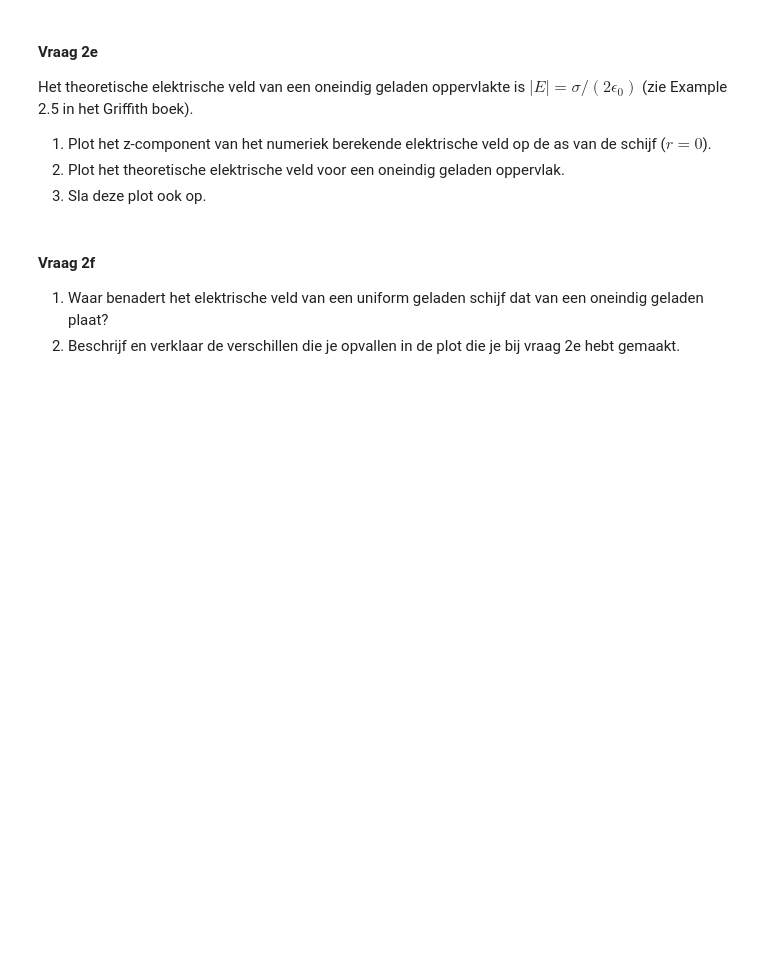
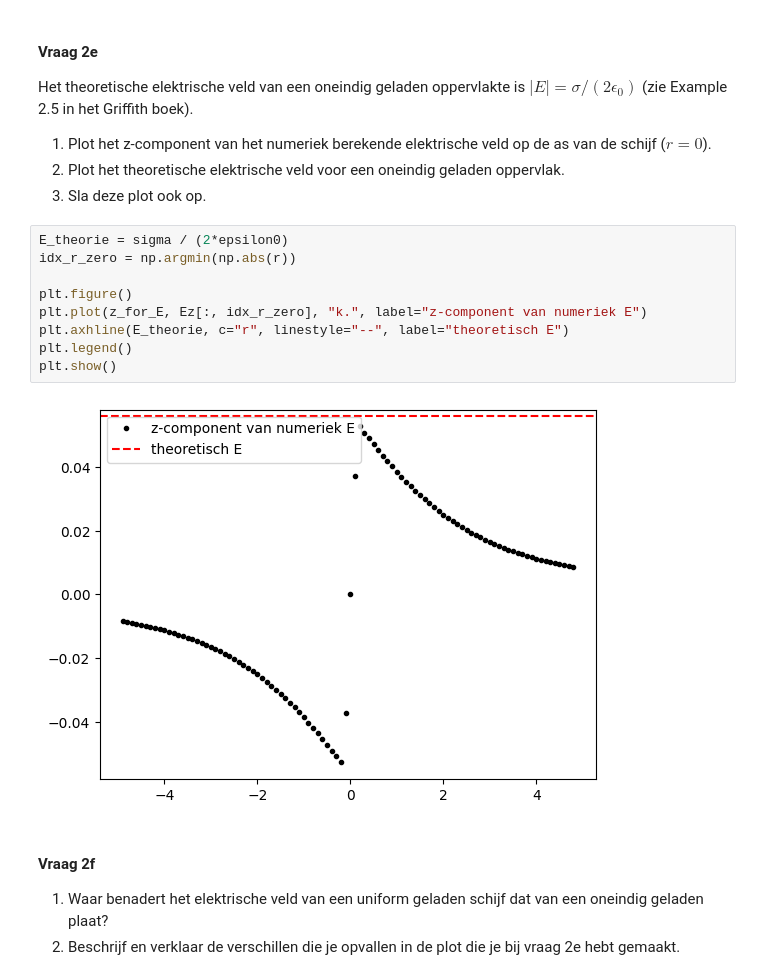
Before and after one commit to Tpalders/opdrachten-DEF-D, a Jupyter notebook: DigitaleOntwerpopdrachten/1CondensatorOpdracht/CondensatorOntwerpopdracht.ipynb, the cells around one changed output. Drawn from its saved outputs; the diff is of its cells as text; blank space fills up the shorter version.

```diff
--- a/DigitaleOntwerpopdrachten/1CondensatorOpdracht/CondensatorOntwerpopdracht.ipynb
+++ b/DigitaleOntwerpopdrachten/1CondensatorOpdracht/CondensatorOntwerpopdracht.ipynb
@@ -341,6 +341,17 @@ Het theoretische elektrische veld van een oneindig geladen oppervlakte is $|E| =
 1. Plot het z-component van het numeriek berekende elektrische veld op de as van de schijf ($r=0$).
 2. Plot het theoretische elektrische veld voor een oneindig geladen oppervlak.
 3. Sla deze plot ook op.
+# %%
+E_theorie = sigma / (2*epsilon0)
+idx_r_zero = np.argmin(np.abs(r))
+
+plt.figure()
+plt.plot(z_for_E, Ez[:, idx_r_zero], "k.", label="z-component van numeriek E")
+plt.axhline(E_theorie, c="r", linestyle="--", label="theoretisch E")
+plt.legend()
+plt.show()
+# %% [output]
+[figure, added]
 # %% [markdown]
 #### Vraag 2f
 1. Waar benadert het elektrische veld van een uniform geladen schijf dat van een oneindig geladen plaat?
```
